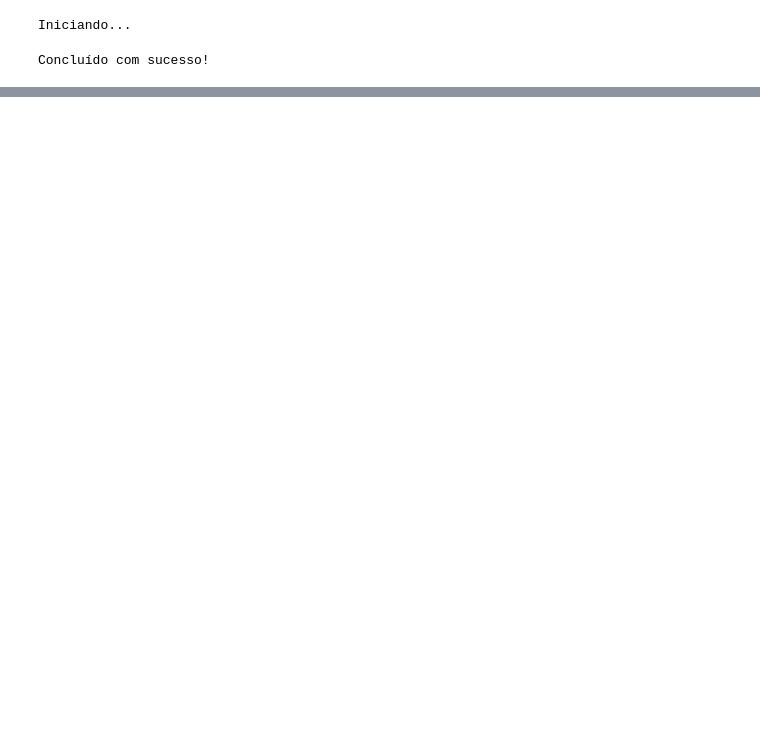
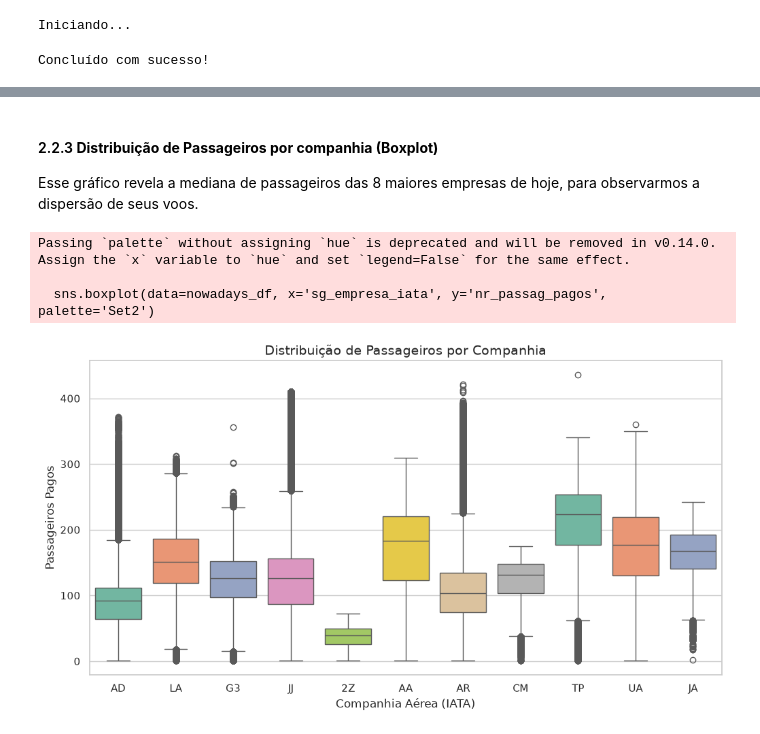
Before and after one commit to flaio-rian-mmarques/anpred-atraso-aviacao, a Jupyter notebook: previsao_atrasos.ipynb, the cells around one changed output, grey strips where cells are left out. Saved outputs shown, nothing was run; the diff lists cells and outputs as text; code cells hidden in the pictures; blank space fills up the shorter version.

```diff
--- a/previsao_atrasos.ipynb
+++ b/previsao_atrasos.ipynb
@@ -118,0 +188,21 @@ dtype: int64
+# %% [markdown]
+#### 2.2.3 **Distribuição de Passageiros por companhia (Boxplot)**
+Esse gráfico revela a mediana de passageiros das 8 maiores empresas de hoje, para observarmos a dispersão de seus voos.
+# %%
+plt.figure(figsize=(12, 6))
+
+nowadays = ['JJ', 'LA', 'G3', 'AD', 'TP', 'CM', 'AA', 'AR', 'AR', '2Z', 'UA', 'JA']
+
+nowadays_df = df[df['sg_empresa_iata'].isin(nowadays)]
+
+sns.boxplot(data=nowadays_df, x='sg_empresa_iata', y='nr_passag_pagos', palette='Set2')
+
+plt.title('Distribuição de Passageiros por Companhia', fontsize=14)
+plt.xlabel('Companhia Aérea (IATA)')
+plt.ylabel('Passageiros Pagos')
+plt.show()
+# %% [output]
+Passing `palette` without assigning `hue` is deprecated and will be removed in v0.14.0. Assign the `x` variable to `hue` and set `legend=False` for the same effect.
+
+  sns.boxplot(data=nowadays_df, x='sg_empresa_iata', y='nr_passag_pagos', palette='Set2')
+[figure, added]
```
Also changed, not shown: parts of 20 cells of this notebook.
